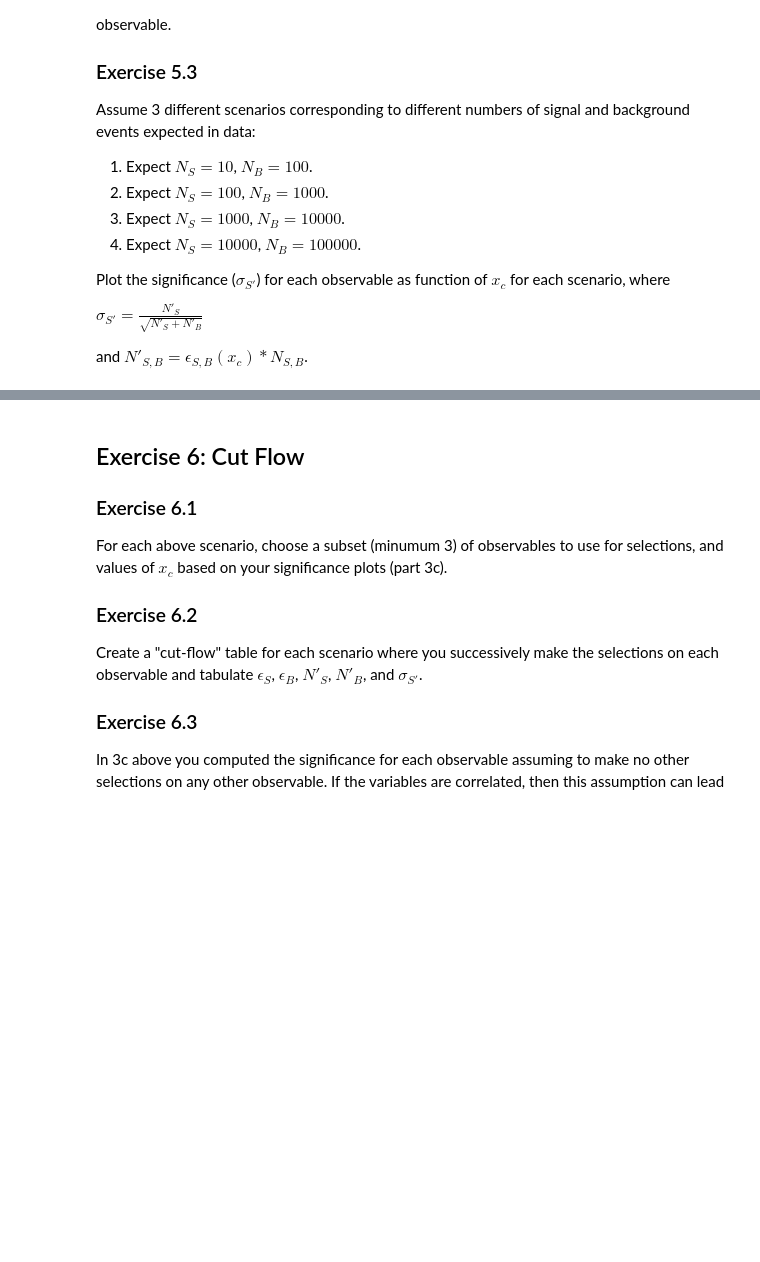
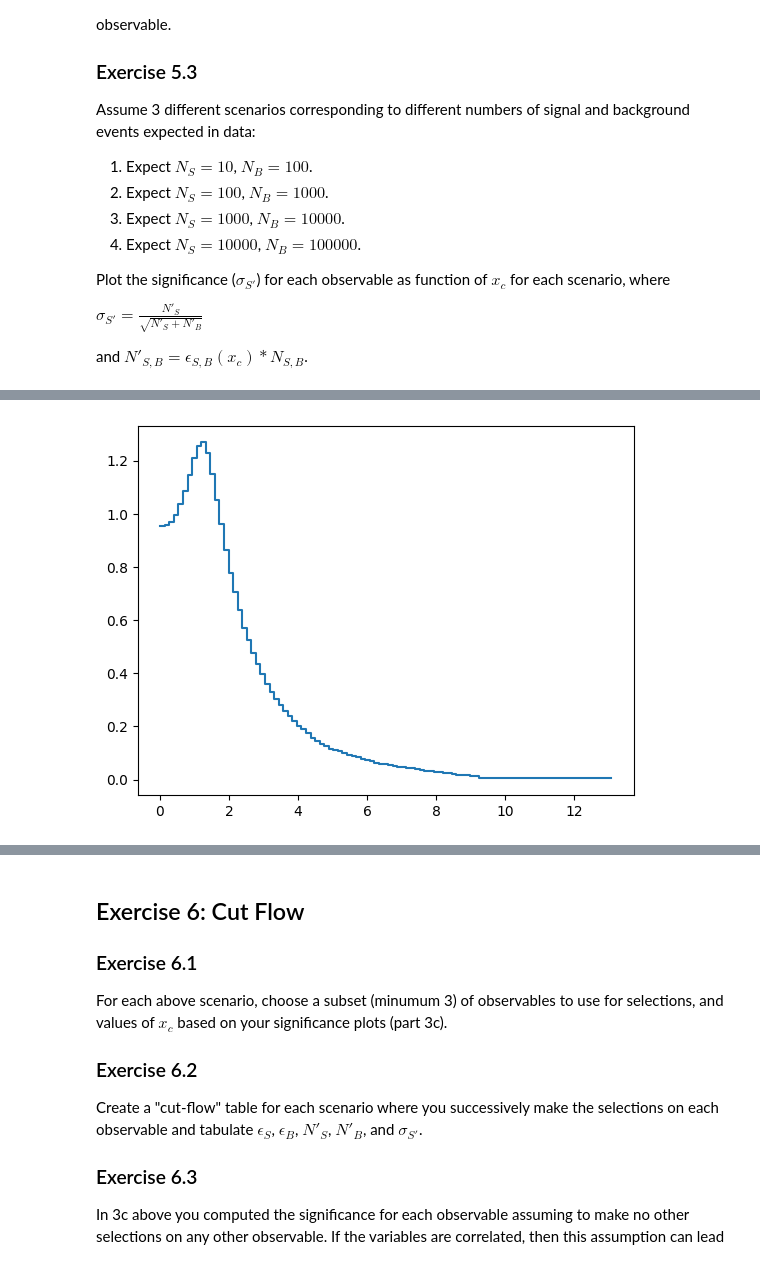
Before and after one commit to efazHossain/DATA-3402-efazh, a Jupyter notebook: Labs/Lab.5/EfazH_Lab.5.ipynb, the cells around one changed output, grey strips where cells are left out. Cells and saved outputs as stored; diff of their text form; code cells hidden in the pictures; blank space fills up the shorter version.

```diff
--- a/Labs/Lab.5/EfazH_Lab.5.ipynb
+++ b/Labs/Lab.5/EfazH_Lab.5.ipynb
@@ -373,0 +361,12 @@ scenarios = {}
+# %%
+### choosing scenarios and listing scenarios
+n_bkg_expected = 100
+n_sig_expected = 10
+
+n_sig_expected_prime = n_sig_expected * TPR
+n_bkg_expected_prime = n_bkg_expected * FPR
+
+sig = n_sig_expected_prime/ np.sqrt(n_sig_expected_prime + n_bkg_expected_prime )
+_= plt.step(bins_sig[:-1],sig)
+# %% [output]
+[figure, added]
```
Also changed, not shown: parts of 27 cells of this notebook.
